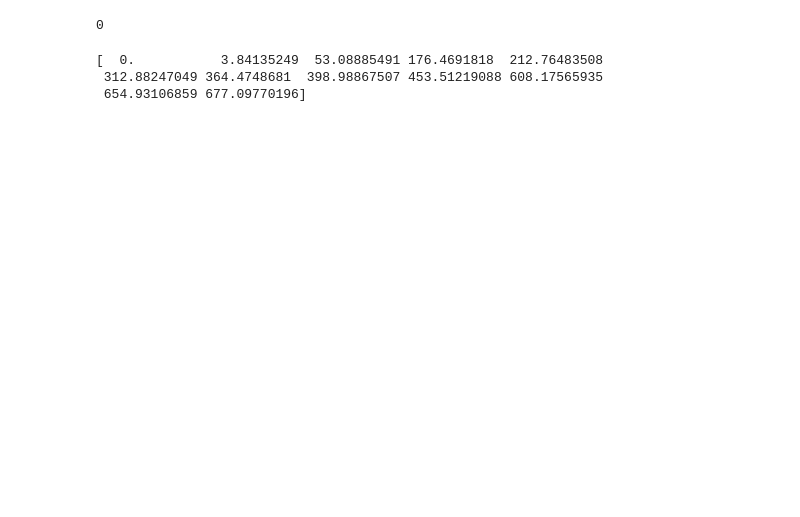
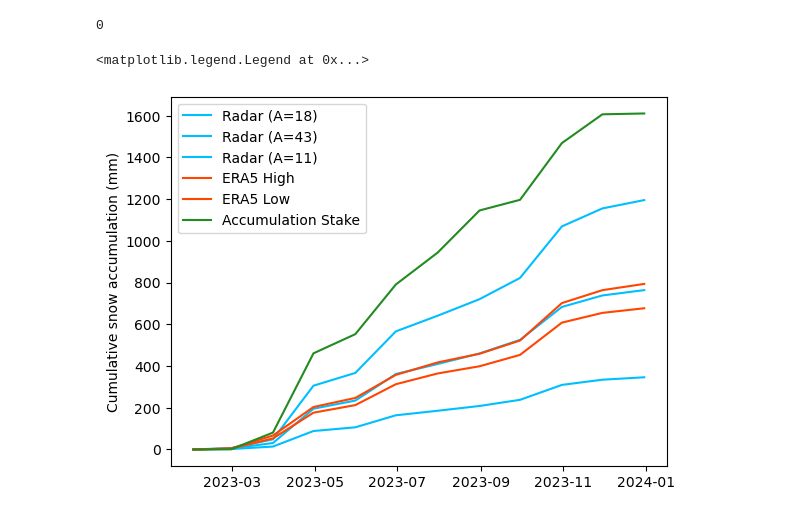
Before and after one commit to Troll-Observing-Network/neumayer-snowfall, a Jupyter notebook: MonthlyAccum.ipynb, the cells around one changed output. Saved outputs shown, nothing was run; the diff lists cells and outputs as text; code cells hidden in the pictures; blank space fills up the shorter version.

Commit message:
pipeline started

```diff
--- a/MonthlyAccum.ipynb
+++ b/MonthlyAccum.ipynb
@@ -330,9 +330,21 @@ cumulative_eraLow = era5Low_cumulative.cumsum()
 
 finalEraHigh = np.array(cumulative_eraHigh-cumulative_eraHigh[0])
 finalEraLow = np.array(cumulative_eraLow-cumulative_eraLow[0])
-# %%
-print(finalEraLow)
-# %% [output]
-[  0.           3.84135249  53.08885491 176.4691818  212.76483508
- 312.88247049 364.4748681  398.98867507 453.51219088 608.17565935
- 654.93106859 677.09770196]
+# %%
+xDates = pd.date_range(start='2023-01-31', end='2023-12-31', freq='M')
+# %%
+plt.plot(xDates, finalRadarAccum_mid, label='Radar (A=18)', color='deepskyblue')
+plt.plot(xDates, finalRadarAccum_low, label='Radar (A=43)', color='deepskyblue')
+plt.plot(xDates, finalRadarAccum_high, label='Radar (A=11)', color='deepskyblue')
+
+plt.plot(xDates, finalEraHigh, label='ERA5 High', color='orangered')
+plt.plot(xDates, finalEraLow, label='ERA5 Low', color='orangered')
+
+plt.plot(xDates, finalStake, label='Accumulation Stake', color='forestgreen')
+
+plt.ylabel("Cumulative snow accumulation (mm)")
+
+plt.legend()
+# %% [output]
+<matplotlib.legend.Legend at 0x...>
+[figure, added]
```
Also changed, not shown: 3 other files.
